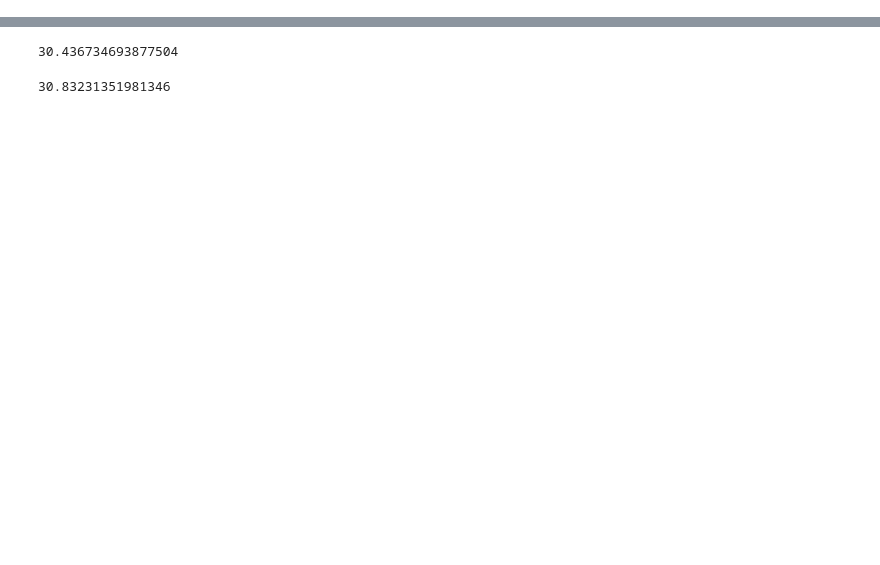
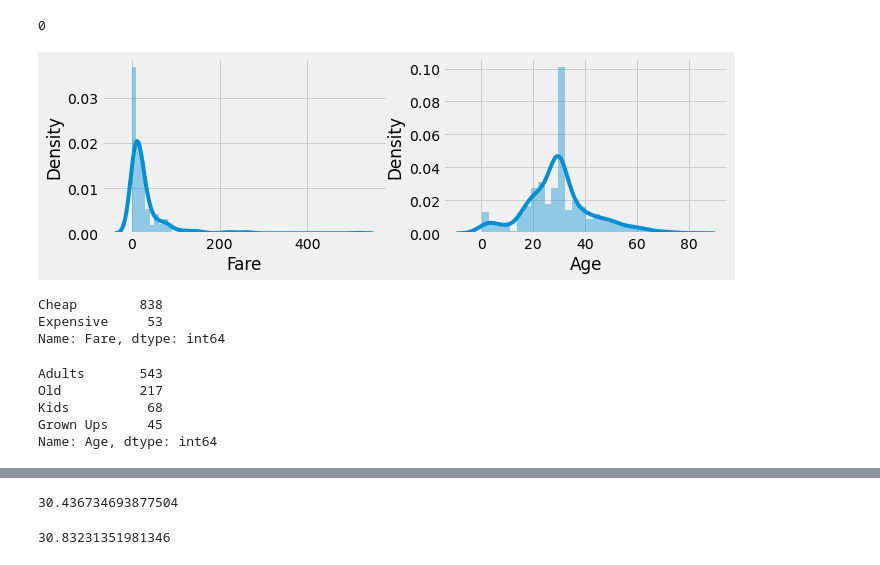
Before and after one commit to juck30808/juck30808, a Jupyter notebook: Pandas-seaborn(Titanic).ipynb, the cells around one changed output, grey strips where cells are left out. Cells and saved outputs as stored; diff of their text form; code cells hidden in the pictures; blank space fills up the shorter version.

```diff
--- a/Pandas-seaborn(Titanic).ipynb
+++ b/Pandas-seaborn(Titanic).ipynb
@@ -0,0 +1,7 @@
+# %%
+import numpy as np
+import pandas as pd
+import seaborn as sns
+import matplotlib.pyplot as plt
+data = pd.read_csv('input/Titanic.csv')
+data.head(3)
@@ -0,0 +30,61 @@
+# %%
+# lets Impute the Missing Values
+data['Age'] = data['Age'].fillna(data['Age'].mean())
+data['Cabin'] = data['Cabin'].fillna(data['Cabin'].mode()[0])
+data['Embarked'] = data['Embarked'].fillna(data['Embarked'].mode()[0])
+data.isnull().sum().sum()
+# %% [output]
+0
+# %%
+# lets Check the Distribution of Age and Fare
+
+plt.rcParams['figure.figsize'] = (10, 3)
+plt.style.use('fivethirtyeight')
+
+plt.subplot(1, 2, 1)
+sns.distplot(data['Fare'])
+
+plt.subplot(1, 2, 2)
+sns.distplot(data['Age'])
+plt.show()
+# %% [output]
+[figure, added]
+# %%
+# lets Bin the Fare,
+def fare_cat(x):
+    if x < 100:
+        return "Cheap"
+    else:
+        return "Expensive"
+
+# lets Apply this Function
+data['Fare'] = data['Fare'].apply(fare_cat)
+# lets check the values
+data['Fare'].value_counts()
+# %% [output]
+Cheap        838
+Expensive     53
+Name: Fare, dtype: int64
+# %%
+# lets Create Bins for Ages Also
+def age_cat(x):
+    if x < 12:
+        return 'Kids'
+    elif x >= 12 and x < 18:
+        return 'Grown Ups'
+    elif x >= 18 and x < 35:
+        return 'Adults'
+    elif x > 35:
+        return 'Old'
+
+# lets apply this Function
+data['Age'] = data['Age'].apply(age_cat)
+
+# lets check the Values
+data['Age'].value_counts()
+# %% [output]
+Adults       543
+Old          217
+Kids          68
+Grown Ups     45
+Name: Age, dtype: int64
```
Also changed, not shown: parts of 8 cells of this notebook, 8 other files.
